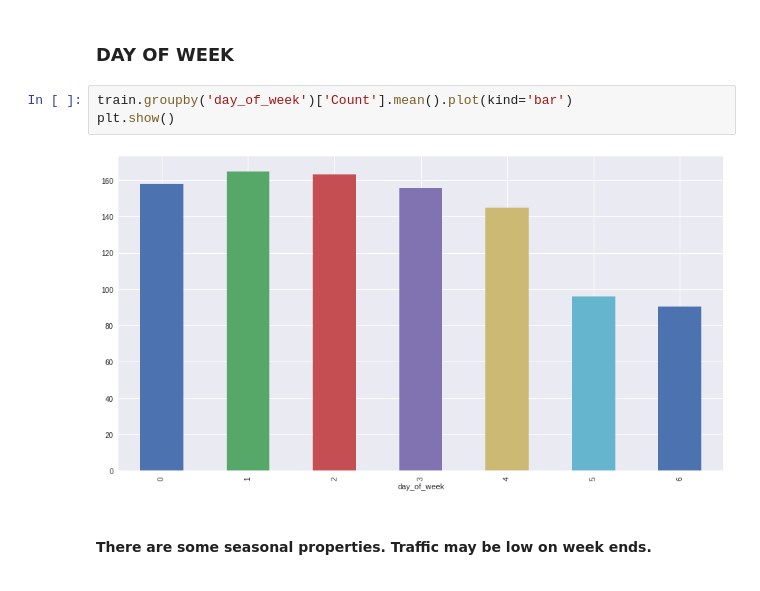
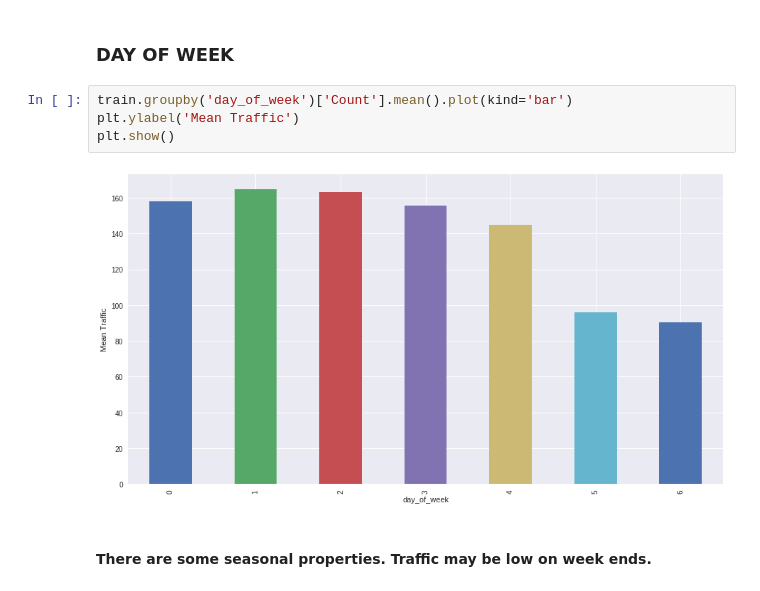
Before and after one commit to shreyas-kalmegh/time-series-AV, a Jupyter notebook: timeSeriesProphet.ipynb, the cells around one changed output. Drawn from its saved outputs; the diff is of its cells as text.

```diff
--- a/timeSeriesProphet.ipynb
+++ b/timeSeriesProphet.ipynb
@@ -130,9 +129,10 @@ plt.show()
 ### DAY OF WEEK
 # %%
 train.groupby('day_of_week')['Count'].mean().plot(kind='bar')
+plt.ylabel('Mean Traffic')
 plt.show()
 # %% [output]
-[figure, old version]
+[figure, new version]
 # %% [markdown]
 #### There are some seasonal properties. Traffic may be low on week ends.
 # %% [markdown]
```
Also changed, not shown: parts of 17 cells of this notebook.
